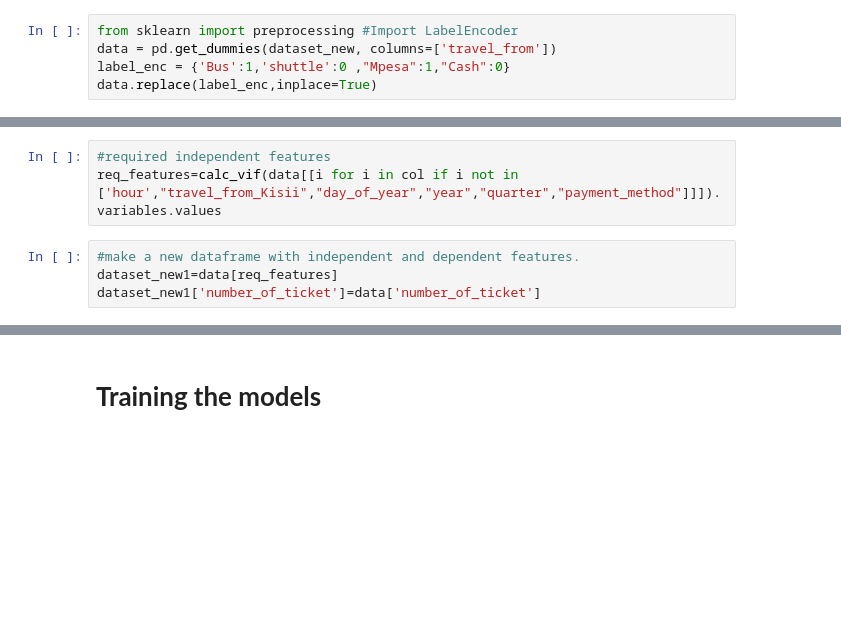
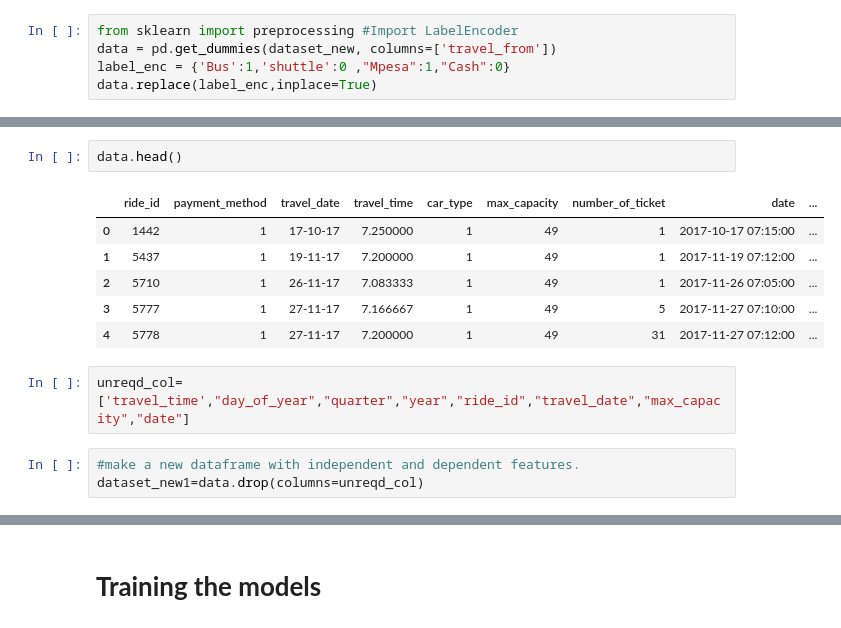
Before and after one commit to Shreya-data/Transport-Demand-Prediction, a Jupyter notebook: Transport_Demand_Prediction.ipynb, the cells around one changed output, grey strips where cells are left out. Cells and saved outputs as stored; diff of their text form; blank space fills up the shorter version.

```diff
--- a/Transport_Demand_Prediction.ipynb
+++ b/Transport_Demand_Prediction.ipynb
@@ -804,10 +800,17 @@ calc_vif(data[[i for i in col if i not in ['hour',"travel_from_Kisii","day_of_ye
-# %%
-#required independent features
-req_features=calc_vif(data[[i for i in col if i not in ['hour',"travel_from_Kisii","day_of_year","year","quarter","payment_method"]]]).variables.values
+# %%
+data.head()
+# %% [output]
+|  | ride_id | payment_method | travel_date | travel_time | car_type | max_capacity | number_of_ticket | date | ... |
+| 0 | 1442 | 1 | 17-10-17 | 7.250000 | 1 | 49 | 1 | 2017-10-17 07:15:00 | ... |
+| 1 | 5437 | 1 | 19-11-17 | 7.200000 | 1 | 49 | 1 | 2017-11-19 07:12:00 | ... |
+| 2 | 5710 | 1 | 26-11-17 | 7.083333 | 1 | 49 | 1 | 2017-11-26 07:05:00 | ... |
+| 3 | 5777 | 1 | 27-11-17 | 7.166667 | 1 | 49 | 5 | 2017-11-27 07:10:00 | ... |
+| 4 | 5778 | 1 | 27-11-17 | 7.200000 | 1 | 49 | 31 | 2017-11-27 07:12:00 | ... |
+# %%
+unreqd_col=['travel_time',"day_of_year","quarter","year","ride_id","travel_date","max_capacity","date"]
 # %%
 #make a new dataframe with independent and dependent features.
-dataset_new1=data[req_features]
-dataset_new1['number_of_ticket']=data['number_of_ticket']
+dataset_new1=data.drop(columns=unreqd_col)
 # %%
 #call dataframe
 dataset_new1.head()
```
Also changed, not shown: parts of 48 cells of this notebook.
